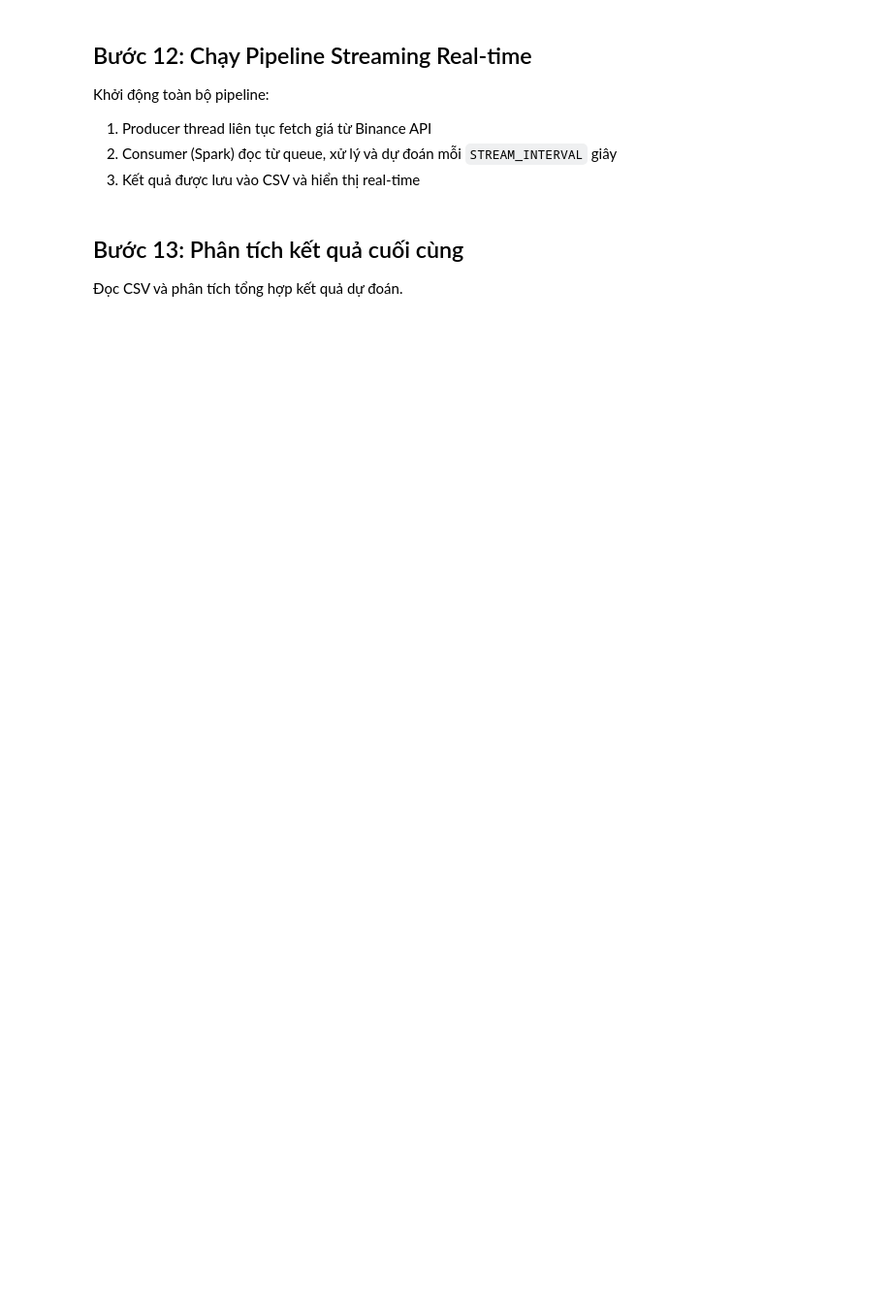
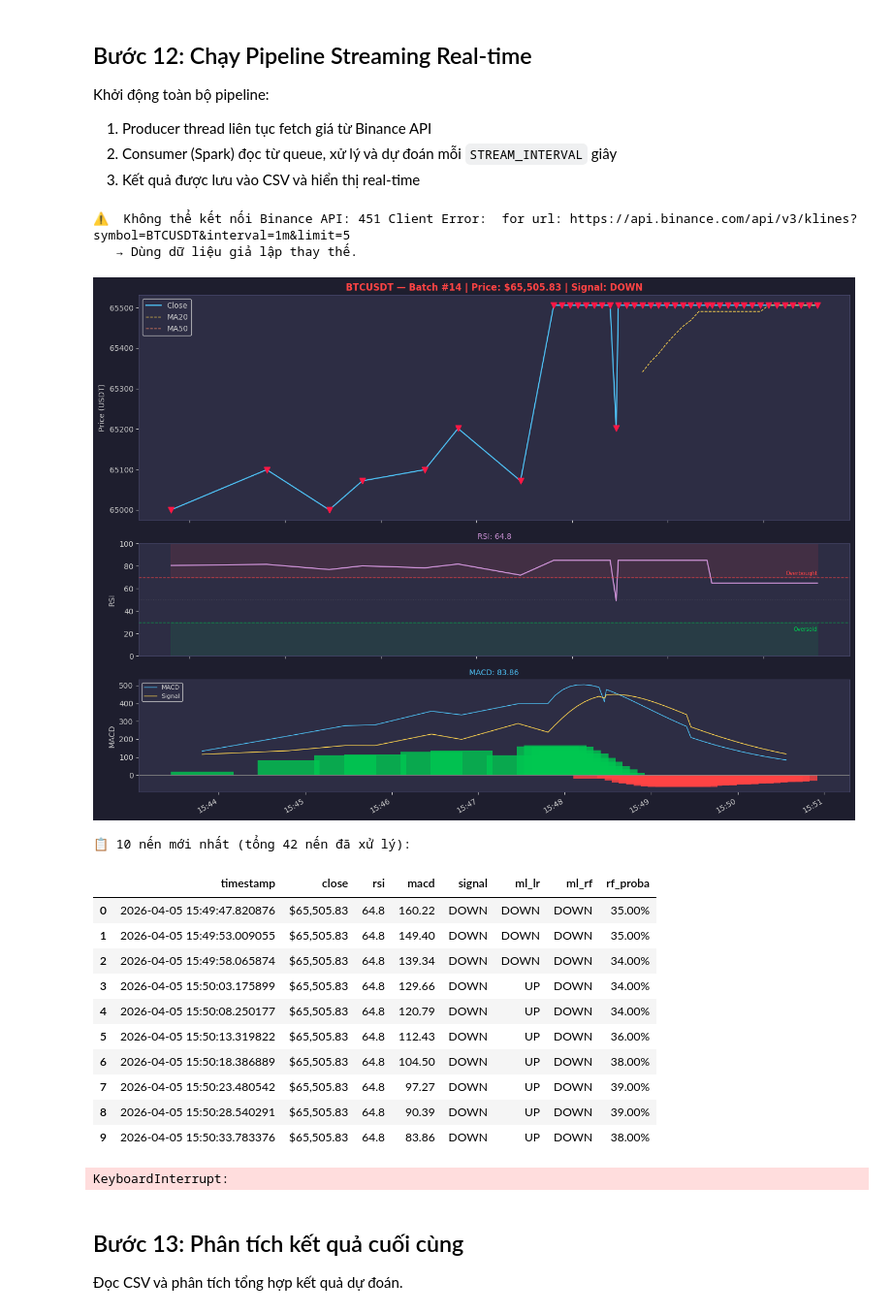
Before and after one commit to Johan3125/BigDataCrypto, a Jupyter notebook: CryptoStreamingPrediction.ipynb, the cells around one changed output. Shown at 97% size. Saved outputs shown, nothing was run; the diff lists cells and outputs as text; code cells hidden in the pictures; blank space fills up the shorter version.

```diff
--- a/CryptoStreamingPrediction.ipynb
+++ b/CryptoStreamingPrediction.ipynb
@@ -975,6 +1057,18 @@ print("🚀 Khởi động pipeline streaming real-time...")
 print(f"   Sẽ chạy {STREAM_ROUNDS} batch, mỗi batch cách {STREAM_INTERVAL}s")
 print(f"   Topic: '{CryptoProducer.TOPIC}'")
 print("-" * 60)
+
+# Ensure the previous producer is stopped if still running
+if 'producer' in globals() and hasattr(producer, '_thread') and producer._thread.is_alive():
+    print("🛑 Dừng producer cũ trước khi khởi động lại.")
+    producer.stop()
+    # Give a short moment for the thread to terminate gracefully
+    import time
+    time.sleep(1)
+
+# Re-initialize the producer to ensure a fresh thread state for each run of this cell
+# This assumes kafka_broker, SYMBOL, INTERVAL are globally available
+producer = CryptoProducer(kafka_broker, SYMBOL, INTERVAL)
 
 # Khởi động Producer (background thread)
 producer.start()
@@ -1003,33 +1097,50 @@ for batch_num in range(1, STREAM_ROUNDS + 1):
             render_dashboard(df_current, batch_num)
         time.sleep(max(0, STREAM_INTERVAL - (time.time() - start_time)))
         continue
 
     # Spark micro-batch processing
     spark_result = processor.process_batch(messages)
 
     if spark_result is not None:
         # Lưu vào storage (CSV)
         storage.write(spark_result)
         print(f"   💾 Đã lưu {spark_result.count()} nến | "
               f"Tổng: {storage.count()} nến")
 
         # Hiển thị real-time
         df_display = storage.read()
         clear_output(wait=True)
         render_dashboard(df_display, batch_num)
     else:
         print("   ⚠️  Chưa đủ dữ liệu để tính chỉ báo.")
 
     elapsed = time.time() - start_time
     sleep_time = max(0, STREAM_INTERVAL - elapsed)
     if sleep_time > 0:
         time.sleep(sleep_time)
 
 # Dừng Producer
 producer.stop()
 print("\n" + "=" * 60)
 print(f"✅ Pipeline kết thúc! Đã xử lý {storage.count()} nến tổng.")
 print(f"📁 Kết quả đã lưu tại: {OUTPUT_CSV}")
+# %% [output]
+⚠️  Không thể kết nối Binance API: 451 Client Error:  for url: https://api.binance.com/api/v3/klines?symbol=BTCUSDT&interval=1m&limit=5
+   → Dùng dữ liệu giả lập thay thế.
+[figure, added]
+📋 10 nến mới nhất (tổng 42 nến đã xử lý):
+|  | timestamp | close | rsi | macd | signal | ml_lr | ml_rf | rf_proba |
+| 0 | 2026-04-05 15:49:47.820876 | $65,505.83 | 64.8 | 160.22 | DOWN | DOWN | DOWN | 35.00% |
+| 1 | 2026-04-05 15:49:53.009055 | $65,505.83 | 64.8 | 149.40 | DOWN | DOWN | DOWN | 35.00% |
+| 2 | 2026-04-05 15:49:58.065874 | $65,505.83 | 64.8 | 139.34 | DOWN | DOWN | DOWN | 34.00% |
+| 3 | 2026-04-05 15:50:03.175899 | $65,505.83 | 64.8 | 129.66 | DOWN | UP | DOWN | 34.00% |
+| 4 | 2026-04-05 15:50:08.250177 | $65,505.83 | 64.8 | 120.79 | DOWN | UP | DOWN | 34.00% |
+| 5 | 2026-04-05 15:50:13.319822 | $65,505.83 | 64.8 | 112.43 | DOWN | UP | DOWN | 36.00% |
+| 6 | 2026-04-05 15:50:18.386889 | $65,505.83 | 64.8 | 104.50 | DOWN | UP | DOWN | 38.00% |
+| 7 | 2026-04-05 15:50:23.480542 | $65,505.83 | 64.8 | 97.27 | DOWN | UP | DOWN | 39.00% |
+| 8 | 2026-04-05 15:50:28.540291 | $65,505.83 | 64.8 | 90.39 | DOWN | UP | DOWN | 39.00% |
+| 9 | 2026-04-05 15:50:33.783376 | $65,505.83 | 64.8 | 83.86 | DOWN | UP | DOWN | 38.00% |
+KeyboardInterrupt:
 # %% [markdown]
 ## Bước 13: Phân tích kết quả cuối cùng
 
```
Also changed, not shown: parts of 15 cells of this notebook.
